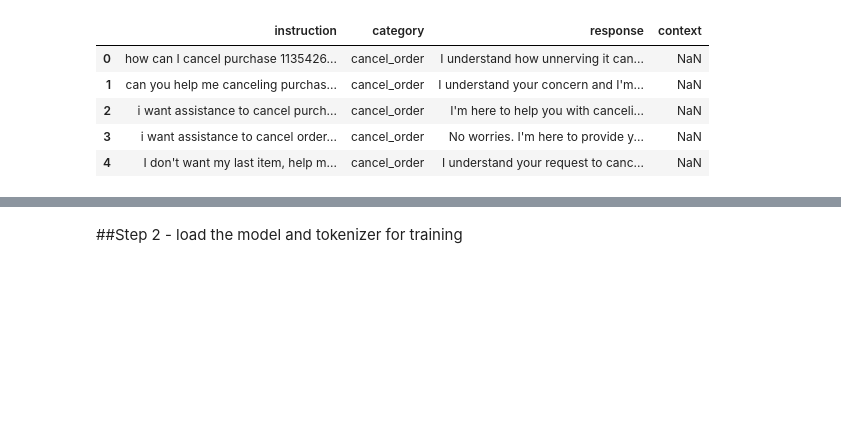
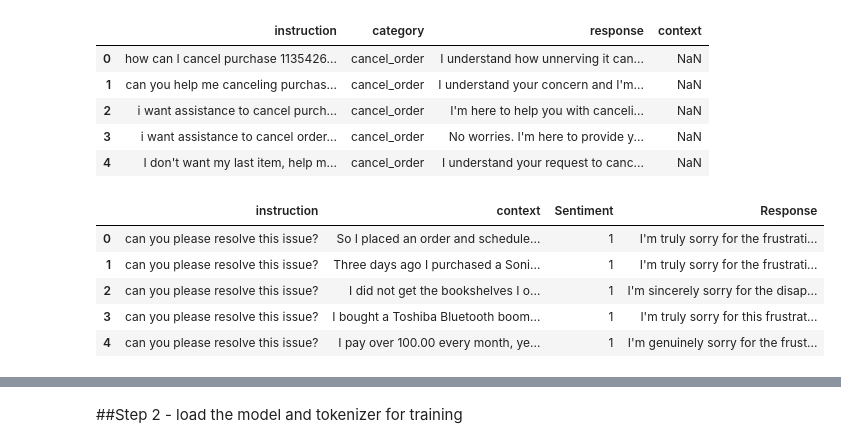
Before and after one commit to ShawnLiu119/FineTune-Llama2, a Jupyter notebook: cust_response_Llama2FT.ipynb, the cells around one changed output, grey strips where cells are left out. Saved outputs shown, nothing was run; the diff lists cells and outputs as text; code cells hidden in the pictures; blank space fills up the shorter version.

```diff
--- a/cust_response_Llama2FT.ipynb
+++ b/cust_response_Llama2FT.ipynb
@@ -272,3 +272,15 @@ df_1.head()
 | 2 | i want assistance to cancel purch... | cancel_order | I'm here to help you with canceli... | NaN |
 | 3 | i want assistance to cancel order... | cancel_order | No worries. I'm here to provide y... | NaN |
 | 4 | I don't want my last item, help m... | cancel_order | I understand your request to canc... | NaN |
+# %%
+#explore to fine tune with another round - more customized data
+
+df_blst = pd.read_csv("reviews_resp.csv")
+df_blst.head()
+# %% [output]
+|  | instruction | context | Sentiment | Response |
+| 0 | can you please resolve this issue? | So I placed an order and schedule... | 1 | I'm truly sorry for the frustrati... |
+| 1 | can you please resolve this issue? | Three days ago I purchased a Soni... | 1 | I'm truly sorry for the frustrati... |
+| 2 | can you please resolve this issue? | I did not get the bookshelves I o... | 1 | I'm sincerely sorry for the disap... |
+| 3 | can you please resolve this issue? | I bought a Toshiba Bluetooth boom... | 1 | I'm truly sorry for this frustrat... |
+| 4 | can you please resolve this issue? | I pay over 100.00 every month, ye... | 1 | I'm genuinely sorry for the frust... |
```
Also changed, not shown: parts of 37 cells of this notebook.
